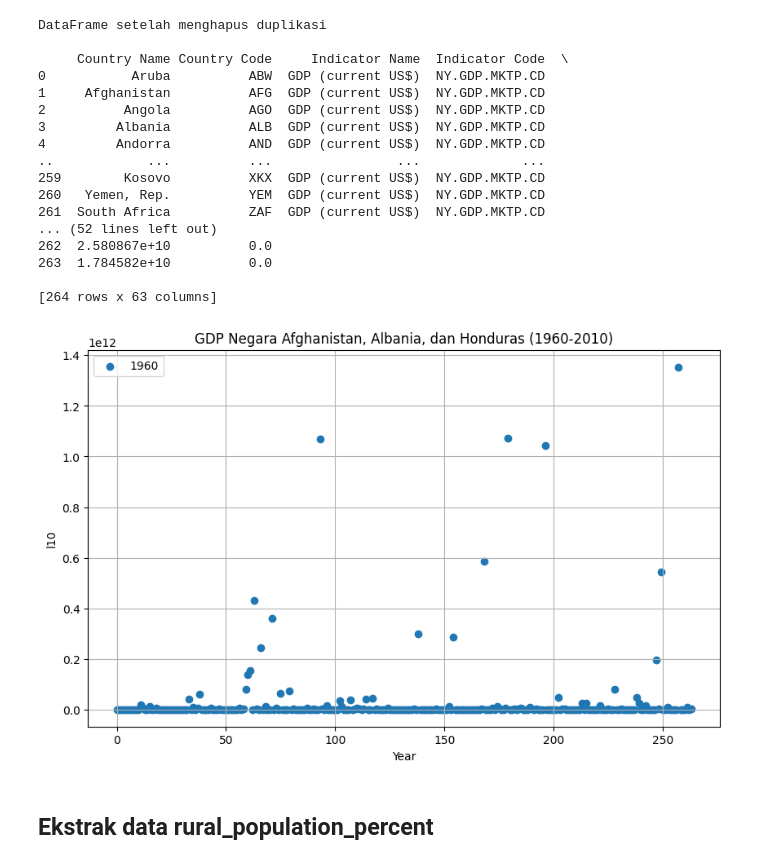
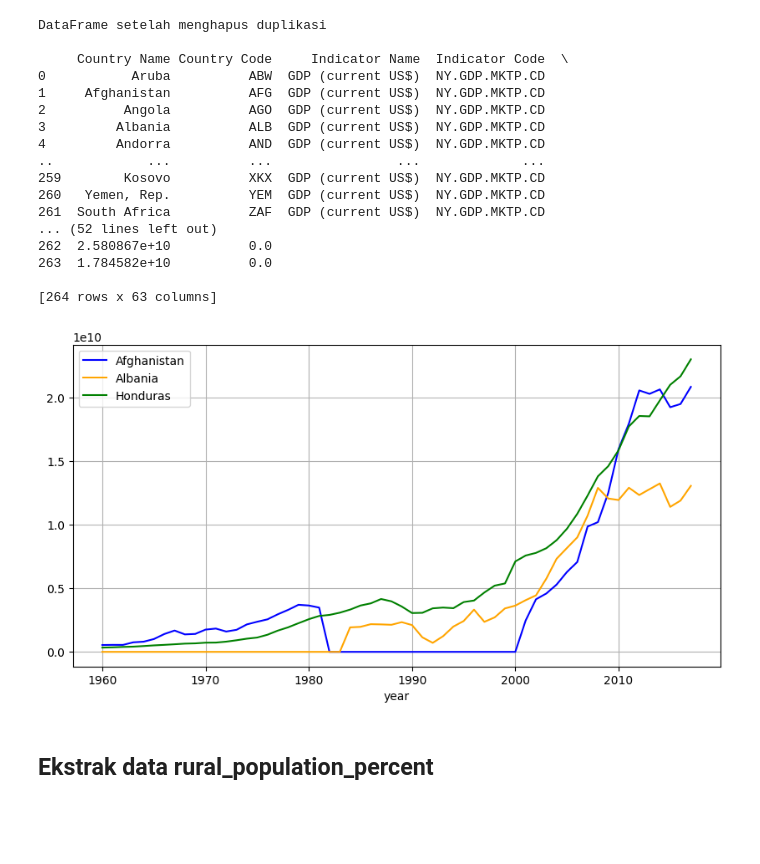
Before and after one commit to abdannsykr/DE_Mini-Project, a Jupyter notebook: ekstrack.ipynb, the cells around one changed output. Cells and saved outputs as stored; diff of their text form; code cells hidden in the pictures; blank space fills up the shorter version.

```diff
--- a/ekstrack.ipynb
+++ b/ekstrack.ipynb
@@ -265,18 +309,23 @@ DataFrame setelah menghapus duplikasi
 263  1.784582e+10          0.0
 
 [264 rows x 63 columns]
-# %%
-plt.figure(figsize=(10, 6))
-
-plt.scatter(gdp_duplicate.index, gdp_duplicate["1960"], label="1960")
-plt.xlabel("Year")
-plt.ylabel("l10")
-plt.title("GDP Negara Afghanistan, Albania, dan Honduras (1960-2010)")
-plt.legend()
-plt.grid(True)
-plt.show()
-# %% [output]
-[figure, removed]
+# %%
+plt.figure(figsize=(10, 5))
+
+# Mendapatkan nilai GDP untuk Afghanistan, Albania, dan Honduras
+afghanistan_gdp = gdp_duplicate.loc[gdp_duplicate['Country Name'] == 'Afghanistan', '1960':'2017'].values.flatten()
+albania_gdp = gdp_duplicate.loc[gdp_duplicate['Country Name'] == 'Albania', '1960':'2017'].values.flatten()
+honduras_gdp = gdp_duplicate.loc[gdp_duplicate['Country Name'] == 'Honduras', '1960':'2017'].values.flatten()
+
+plt.plot(range(1960, 2018), afghanistan_gdp, label="Afghanistan", color="blue")
+plt.plot(range(1960, 2018), albania_gdp, label="Albania", color="orange")
+plt.plot(range(1960, 2018), honduras_gdp, label="Honduras", color="green")
+plt.xlabel("year")
+plt.legend()
+plt.grid(True)
+plt.show()
+# %% [output]
+[figure, added]
 # %%
 gdp_duplicate.to_csv('data_clean/clean_gdp_data.csv', index=False)
 # %% [markdown]
```
Also changed, not shown: parts of 22 cells of this notebook, 4 other files.
